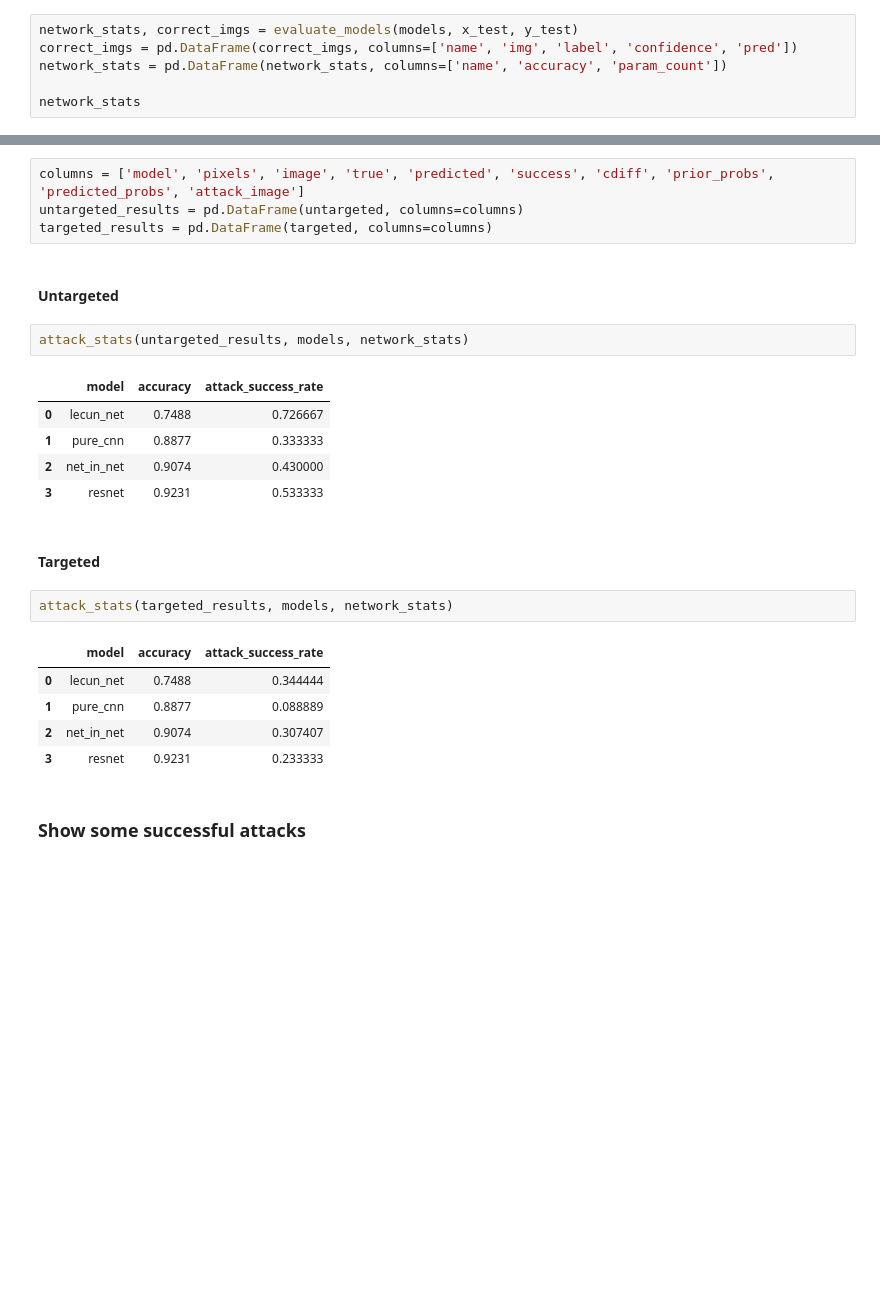
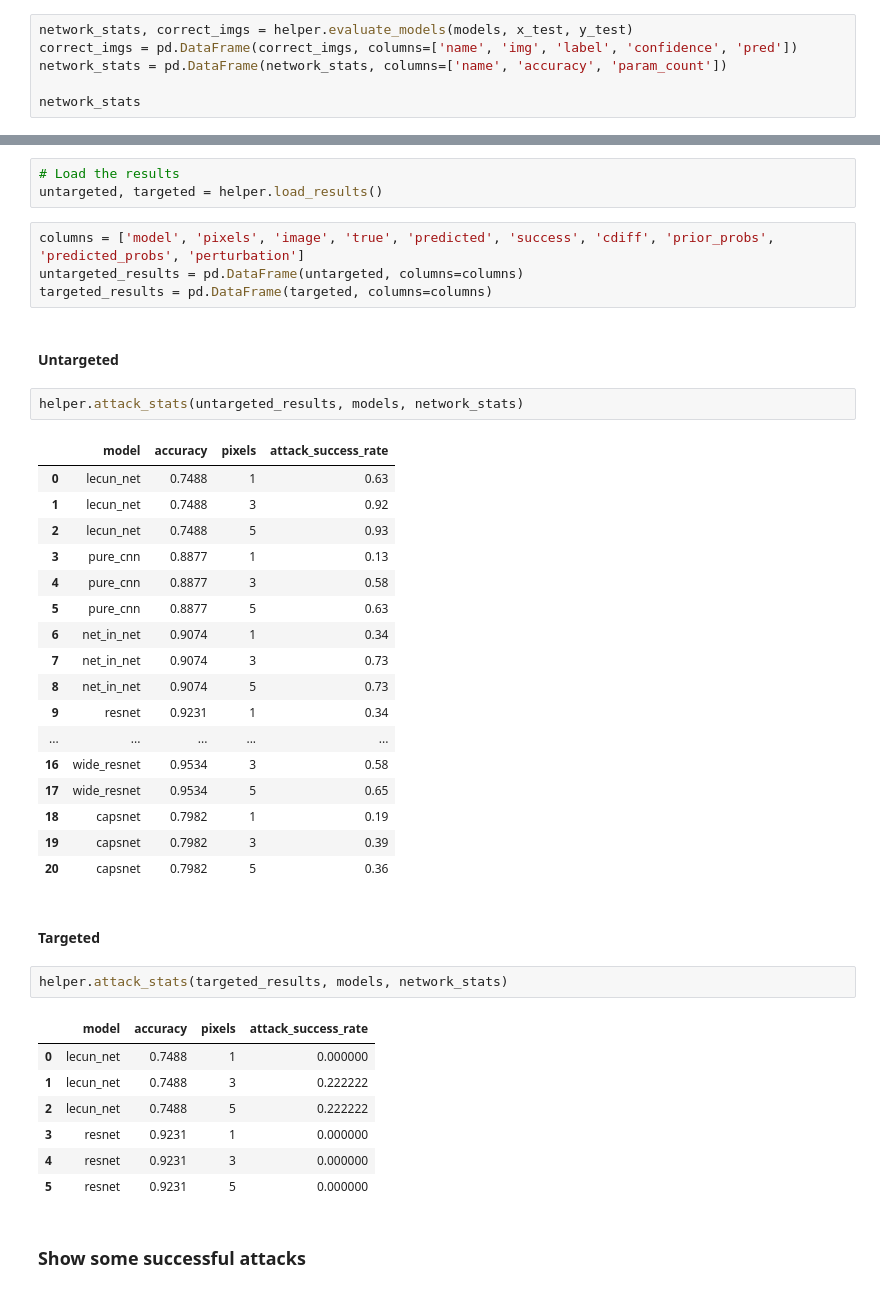
Before and after one commit to Hyperparticle/one-pixel-attack-keras, a Jupyter notebook: one-pixel-attack.ipynb, the cells around one changed output, grey strips where cells are left out. Drawn from its saved outputs; the diff is of its cells as text; blank space fills up the shorter version.

```diff
--- a/one-pixel-attack.ipynb
+++ b/one-pixel-attack.ipynb
@@ -160,7 +156,7 @@ Note that there are even more networks available in the `networks` directory, bu
 # %% [markdown]
 After loading the models, we would like to evaluate all test images with each model to ensure that we only attack the images which have been classified correctly. The code below will also display the accuracy and number of parameters of each model.
 # %%
-network_stats, correct_imgs = evaluate_models(models, x_test, y_test)
+network_stats, correct_imgs = helper.evaluate_models(models, x_test, y_test)
 correct_imgs = pd.DataFrame(correct_imgs, columns=['name', 'img', 'label', 'confidence', 'pred'])
 network_stats = pd.DataFrame(network_stats, columns=['name', 'accuracy', 'param_count'])
 
@@ -443,29 +430,46 @@ if load:
 # %% [markdown]
 Print the final results!
+# %%
+# Load the results
+untargeted, targeted = helper.load_results()
 # %%
-columns = ['model', 'pixels', 'image', 'true', 'predicted', 'success', 'cdiff', 'prior_probs', 'predicted_probs', 'attack_image']
+columns = ['model', 'pixels', 'image', 'true', 'predicted', 'success', 'cdiff', 'prior_probs', 'predicted_probs', 'perturbation']
 untargeted_results = pd.DataFrame(untargeted, columns=columns)
 targeted_results = pd.DataFrame(targeted, columns=columns)
 # %% [markdown]
 #### Untargeted
 # %%
-attack_stats(untargeted_results, models, network_stats)
+helper.attack_stats(untargeted_results, models, network_stats)
 # %% [output]
-|  | model | accuracy | attack_success_rate |
-| 0 | lecun_net | 0.7488 | 0.726667 |
-| 1 | pure_cnn | 0.8877 | 0.333333 |
-| 2 | net_in_net | 0.9074 | 0.430000 |
-| 3 | resnet | 0.9231 | 0.533333 |
+|  | model | accuracy | pixels | attack_success_rate |
+| 0 | lecun_net | 0.7488 | 1 | 0.63 |
+| 1 | lecun_net | 0.7488 | 3 | 0.92 |
+| 2 | lecun_net | 0.7488 | 5 | 0.93 |
+| 3 | pure_cnn | 0.8877 | 1 | 0.13 |
+| 4 | pure_cnn | 0.8877 | 3 | 0.58 |
+| 5 | pure_cnn | 0.8877 | 5 | 0.63 |
+| 6 | net_in_net | 0.9074 | 1 | 0.34 |
+| 7 | net_in_net | 0.9074 | 3 | 0.73 |
+| 8 | net_in_net | 0.9074 | 5 | 0.73 |
+| 9 | resnet | 0.9231 | 1 | 0.34 |
+| ... | ... | ... | ... | ... |
+| 16 | wide_resnet | 0.9534 | 3 | 0.58 |
+| 17 | wide_resnet | 0.9534 | 5 | 0.65 |
+| 18 | capsnet | 0.7982 | 1 | 0.19 |
+| 19 | capsnet | 0.7982 | 3 | 0.39 |
+| 20 | capsnet | 0.7982 | 5 | 0.36 |
 # %% [markdown]
 #### Targeted
 # %%
-attack_stats(targeted_results, models, network_stats)
+helper.attack_stats(targeted_results, models, network_stats)
 # %% [output]
-|  | model | accuracy | attack_success_rate |
-| 0 | lecun_net | 0.7488 | 0.344444 |
-| 1 | pure_cnn | 0.8877 | 0.088889 |
-| 2 | net_in_net | 0.9074 | 0.307407 |
-| 3 | resnet | 0.9231 | 0.233333 |
+|  | model | accuracy | pixels | attack_success_rate |
+| 0 | lecun_net | 0.7488 | 1 | 0.000000 |
+| 1 | lecun_net | 0.7488 | 3 | 0.222222 |
+| 2 | lecun_net | 0.7488 | 5 | 0.222222 |
+| 3 | resnet | 0.9231 | 1 | 0.000000 |
+| 4 | resnet | 0.9231 | 3 | 0.000000 |
+| 5 | resnet | 0.9231 | 5 | 0.000000 |
 # %% [markdown]
 ### Show some successful attacks
 # %% [markdown]
```
Also changed, not shown: parts of 17 cells of this notebook, 6 other files.
